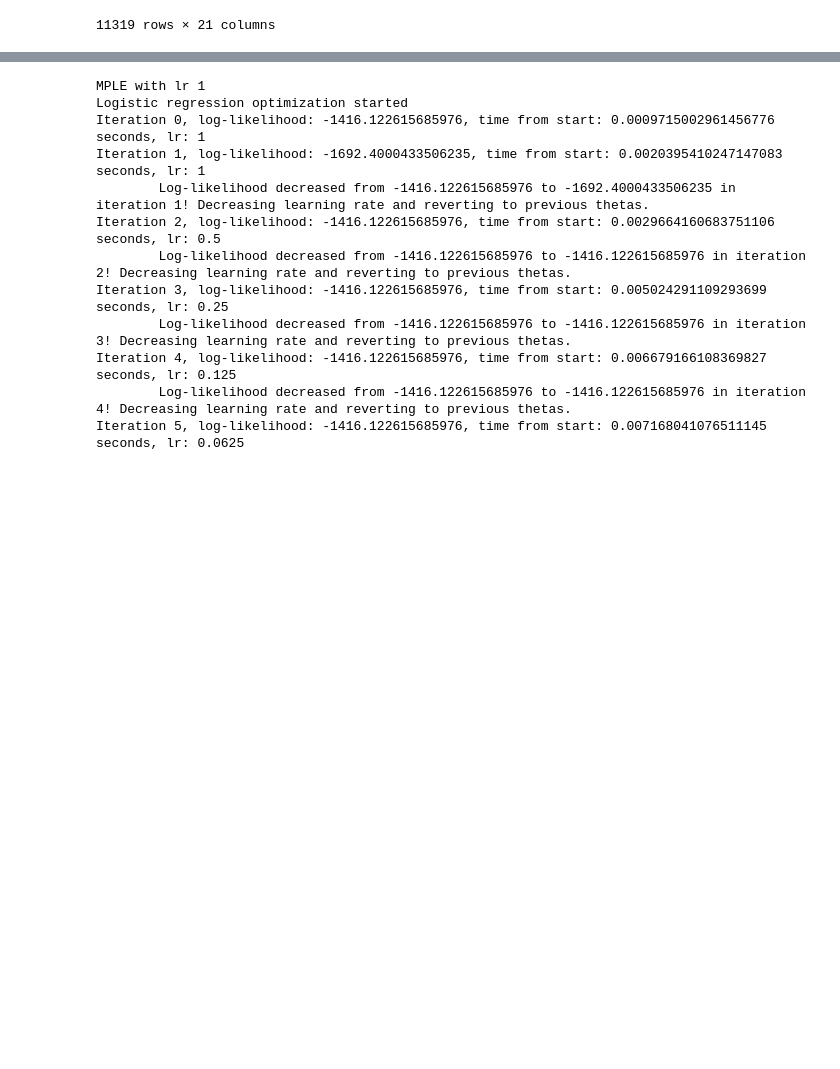
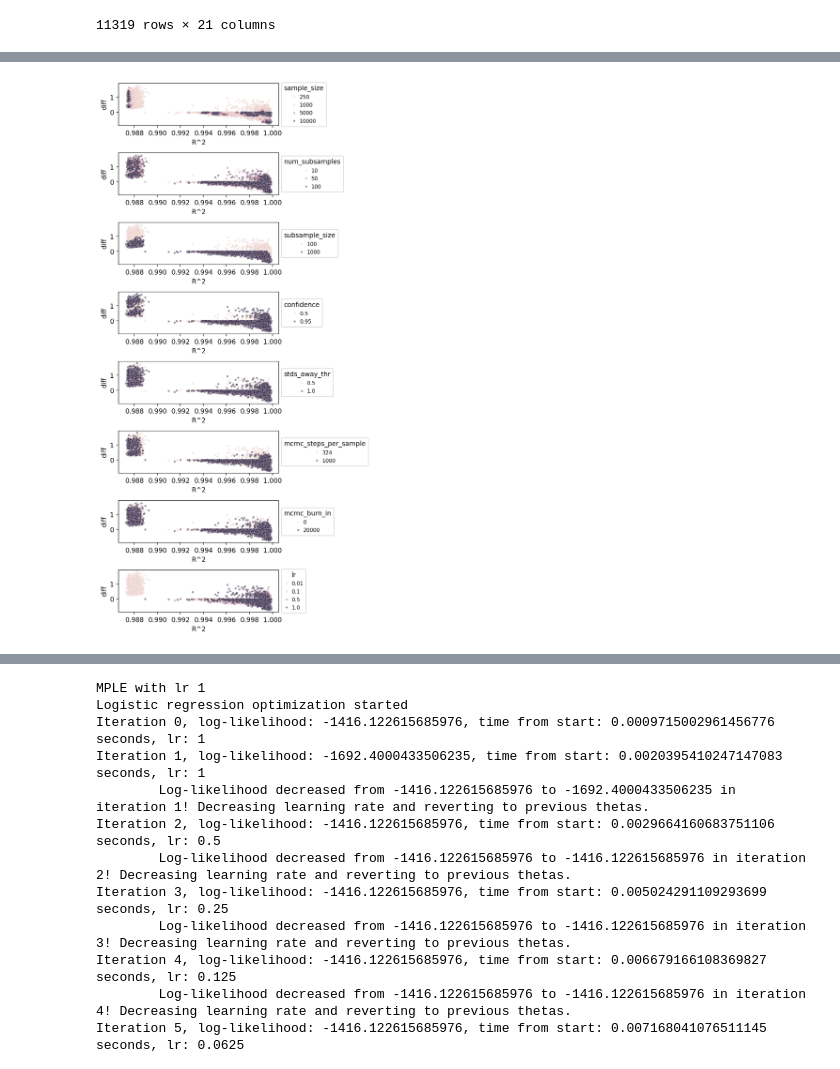
Before and after one commit to tomtalp/pyERGM, a Jupyter notebook: examples/convergence_benchmarks.ipynb, the cells around one changed output, grey strips where cells are left out. Cells and saved outputs as stored; diff of their text form; code cells hidden in the pictures; blank space fills up the shorter version.

Commit message:
Proper convergence result for MPLE

```diff
--- a/examples/convergence_benchmarks.ipynb
+++ b/examples/convergence_benchmarks.ipynb
@@ -1163,0 +1169,42 @@ df_for_concat
+# %%
+df_for_concat = df[(df["with_mple"] == True) & (df["mcmc_steps_per_sample"] >= 18**2)]
+
+features_for_comparison = ["mcmc_steps_per_sample", "mcmc_burn_in", "lr", "sample_size", "num_subsamples", "subsample_size", "confidence", "stds_away_thr", "R^2", "MSE_with_true_thetas", "pearsonr"]
+
+conv_test_concatenated_data = df_for_concat[features_for_comparison + ["diff"]].copy()
+# conv_test_concatenated_data["values_as_name"] = conv_test_concatenated_data.apply(lambda x: f"sample_size={x['sample_size']},num_subsamples={x['num_subsamples']},subsample_size={x['subsample_size']},confidence={x['confidence']},stds_away_thr={x['stds_away_thr']}", axis=1)
+conv_test_concatenated_data
+
+parameters_to_test = ["sample_size", "num_subsamples", "subsample_size", "confidence", "stds_away_thr", "mcmc_steps_per_sample", "mcmc_burn_in", "lr", ]
+n_plot_pairs = len(parameters_to_test)
+fig, ax = plt.subplots(figsize=(6, 12), nrows=n_plot_pairs, ncols=1, dpi=200)
+
+
+for i, parameter in enumerate(parameters_to_test):
+    conv_test_concatenated_data = conv_test_concatenated_data.sort_values(parameter, ascending=True)
+    sns.scatterplot(data=conv_test_concatenated_data, x="R^2", y="diff", ax=ax[i], hue=parameter, alpha=0.5, s=10)
+
+    # ax[i].set_title(f"Diff of Conv. Test statistics \n (negative == convergence)")
+
+    handles, _ = ax[i].get_legend_handles_labels()  # Get current handles and labels
+    ax[i].legend(
+        handles=handles,
+        # labels=["Utility", "MeanAcc"],
+        title=parameter,
+        loc="center left",
+        bbox_to_anchor=(1, 0.5),
+        fontsize=8,         # Make the font smaller
+        title_fontsize=10,  # Adjust title font size
+        labelspacing=0.5,   # Reduce space between labels
+        borderpad=0.5,      # Reduce padding inside the legend box
+        handlelength=1,     # Shorten the length of the legend markers
+        handletextpad=0.5   # Adjust space between markers and text
+    )
+    # ax[i].set_yscale("log")
+
+# sns.scatterplot(data=conv_test_concatenated_data, x="R^2", y="diff", hue="sample_size")
+
+plt.tight_layout()
+plt.show()
+# %% [output]
+[figure, added]
```
Also changed, not shown: parts of 6 cells of this notebook, 3 other files.
